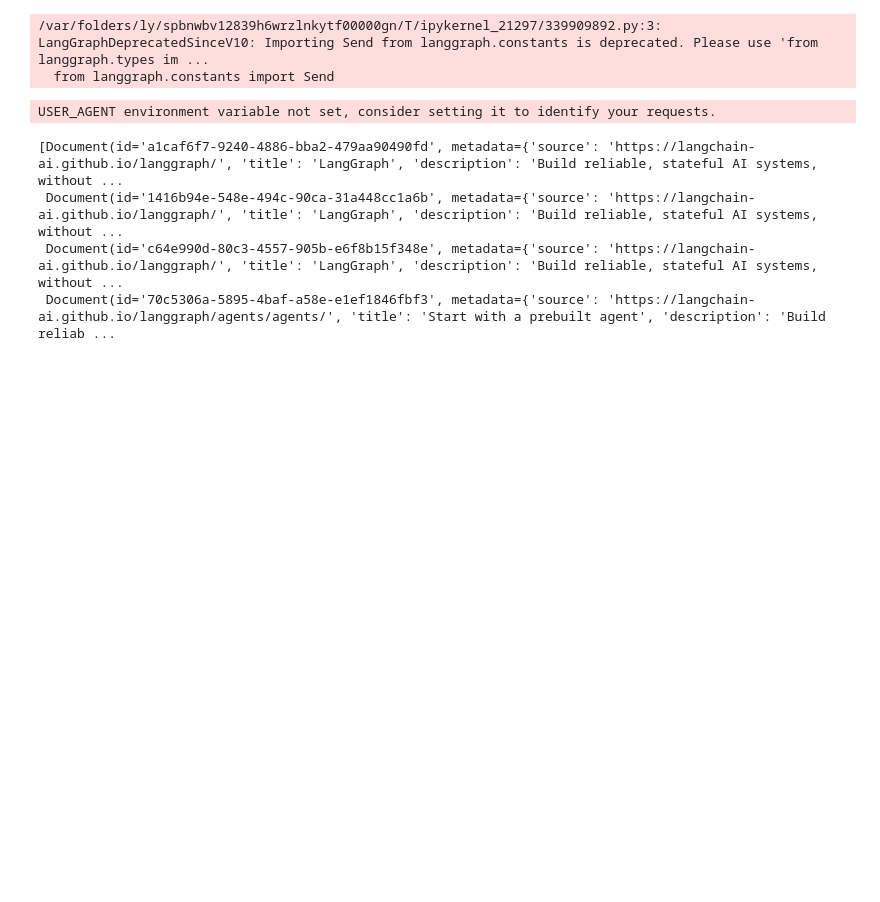
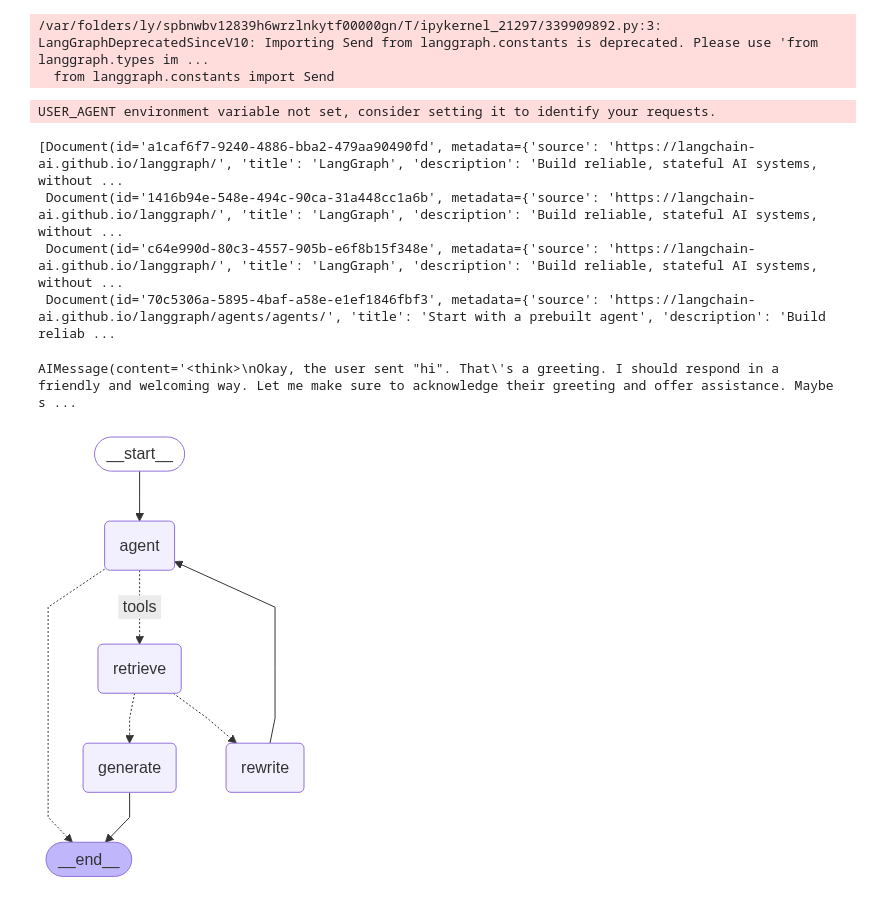
Before and after one commit to rishav-learnerml/AgenticAI, a Jupyter notebook: multitoolchatbot.ipynb, the cells around one changed output. Saved outputs shown, nothing was run; the diff lists cells and outputs as text; code cells hidden in the pictures; blank space fills up the shorter version.

Commit message:
agentic rag added

```diff
--- a/multitoolchatbot.ipynb
+++ b/multitoolchatbot.ipynb
@@ -465,0 +476,25 @@ tools = [retriever_tool,retriever_tool_blogs]
+# %%
+from langchain_groq import ChatGroq
+
+llm = ChatGroq(model='qwen/qwen3-32b')
+llm.invoke('hi')
+# %% [output]
+AIMessage(content='<think>\nOkay, the user sent "hi". That\'s a greeting. I should respond in a friendly and welcoming way. Let me make sure to acknowledge their greeting and offer assistance. Maybe s ...
+# %%
+def agent(state):
+    """
+    Invokes the agent model to generate a response based on the current state.
+    Given the question, It will decide to retrieve using the retriever tool or simply end.
+
+    Args:
+        state (messages): The current state
+
+    Returns:
+        dict: The updated state with the agent response added to the messages
+    """
+    print('----CALL AGENT----')
+    messages=state['messages']
+    model = ChatGroq(model='qwen/qwen3-32b')
+    model = model.bind_tools(tools)
+    response=model.invoke(messages)
+    return {'messages':[response]}
@@ -465,0 +634,46 @@ tools = [retriever_tool,retriever_tool_blogs]
+# %%
+from langgraph.graph import END, StateGraph, START
+from langgraph.prebuilt import ToolNode
+from langgraph.prebuilt import tools_condition
+
+# Define a new graph
+workflow = StateGraph(AgentState)
+
+# Define the nodes we will cycle between
+workflow.add_node("agent", agent)  # agent
+retrieve = ToolNode([retriever_tool,retriever_tool_blogs])
+workflow.add_node("retrieve", retrieve)  # retrieval
+workflow.add_node("rewrite", rewrite)  # Re-writing the question
+workflow.add_node(
+    "generate", generate
+)  # Generating a response after we know the documents are relevant
+# Call agent node to decide to retrieve or not
+workflow.add_edge(START, "agent")
+
+# Decide whether to retrieve
+workflow.add_conditional_edges(
+    "agent",
+    # Assess agent decision
+    tools_condition,
+    {
+        # Translate the condition outputs to nodes in our graph
+        "tools": "retrieve",
+        END: END,
+    },
+)
+
+# Edges taken after the `action` node is called.
+workflow.add_conditional_edges(
+    "retrieve",
+    # Assess agent decision
+    grade_documents,
+)
+workflow.add_edge("generate", END)
+workflow.add_edge("rewrite", "agent")
+
+# Compile
+graphai = workflow.compile()
+from IPython.display import Image, display
+display(Image(graphai.get_graph(xray=True).draw_mermaid_png()))
+# %% [output]
+[figure, added]
```
Also changed, not shown: parts of 5 cells of this notebook.
